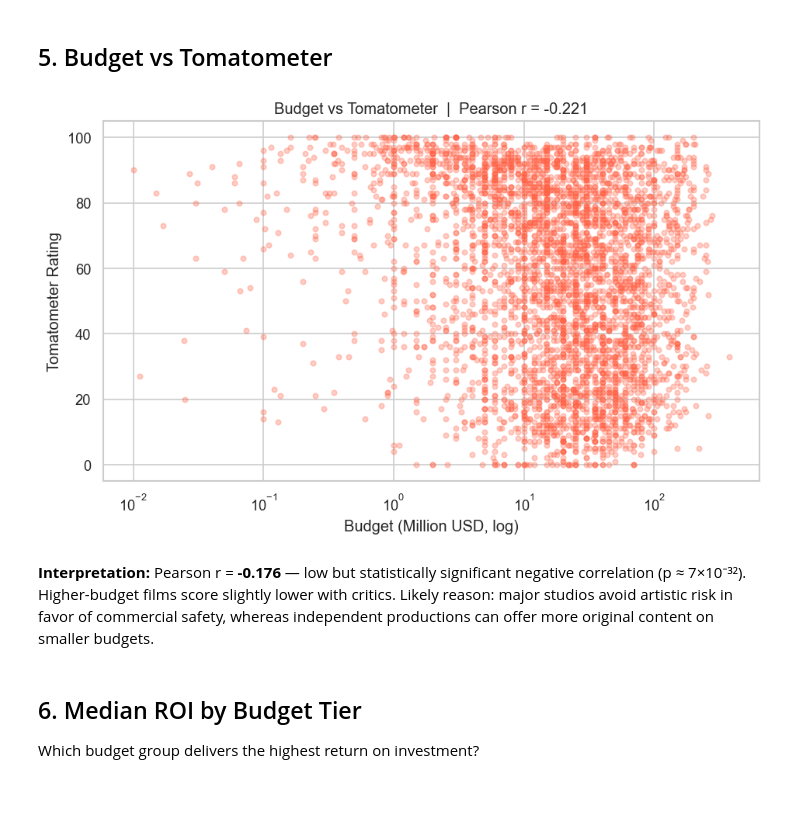
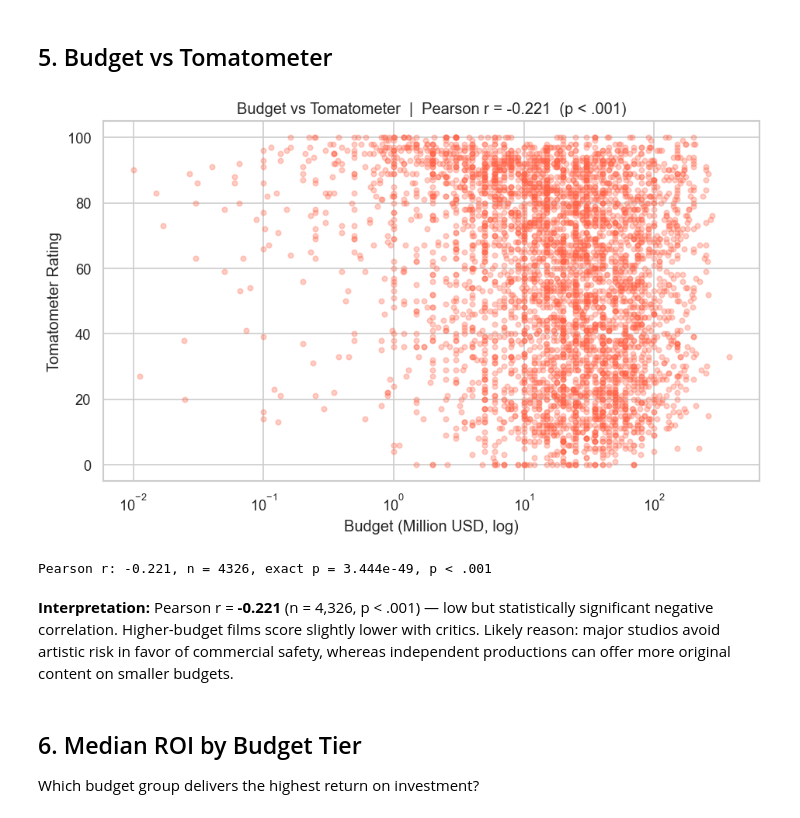
Before and after one commit to hadikrkc/Data-Avengers-DA-60, a Jupyter notebook: Source/notebooks/03_eda.ipynb, the cells around one changed output. Saved outputs shown, nothing was run; the diff lists cells and outputs as text; code cells hidden in the pictures.

```diff
--- a/Source/notebooks/03_eda.ipynb
+++ b/Source/notebooks/03_eda.ipynb
@@ -95,6 +96,7 @@ Pearson r (log scale): 0.650
 rating_col = 'imdb_rating' if 'imdb_rating' in df.columns else 'vote_average'
 subset2 = df[['budget', rating_col]].dropna()
 r2, p2 = pearsonr(np.log10(subset2['budget']), subset2[rating_col])
+p2_label = 'p < .001' if p2 < .001 else f'p = {p2:.3f}'
 
 fig, ax = plt.subplots(figsize=(8, 5))
 ax.scatter(subset2['budget'] / 1e6, subset2[rating_col],
@@ -102,7 +104,8 @@ ax.scatter(subset2['budget'] / 1e6, subset2[rating_col],
 ax.set_xscale('log')
 ax.set_xlabel('Budget (Million USD, log)')
 ax.set_ylabel('IMDb Rating')
-ax.set_title(f'Budget vs IMDb Rating  |  Pearson r = {r2:.3f}')
+ax.set_title(f'Budget vs IMDb Rating  |  Pearson r = {r2:.3f}  ({p2_label})')
 plt.tight_layout()
 plt.show()
+print(f'Pearson r: {r2:.3f}, n = {len(subset2)}, exact p = {p2:.3e}, {p2_label}')
 # %% [output]
@@ -114,22 +118,25 @@ plt.show()
 # %%
 if 'tomatometer_rating' in df.columns:
     subset3 = df[['budget', 'tomatometer_rating']].dropna()
-    r3, _ = pearsonr(np.log10(subset3['budget']), subset3['tomatometer_rating'])
+    r3, p3 = pearsonr(np.log10(subset3['budget']), subset3['tomatometer_rating'])
+    p3_label = 'p < .001' if p3 < .001 else f'p = {p3:.3f}'
     fig, ax = plt.subplots(figsize=(8, 5))
     ax.scatter(subset3['budget'] / 1e6, subset3['tomatometer_rating'],
                alpha=0.3, s=15, color='tomato')
     ax.set_xscale('log')
     ax.set_xlabel('Budget (Million USD, log)')
     ax.set_ylabel('Tomatometer Rating')
-    ax.set_title(f'Budget vs Tomatometer  |  Pearson r = {r3:.3f}')
+    ax.set_title(f'Budget vs Tomatometer  |  Pearson r = {r3:.3f}  ({p3_label})')
     plt.tight_layout()
     plt.show()
+    print(f'Pearson r: {r3:.3f}, n = {len(subset3)}, exact p = {p3:.3e}, {p3_label}')
 else:
     print('tomatometer_rating column not found — RT join may have failed')
 # %% [output]
-[figure, old version]
+[figure, new version]
+Pearson r: -0.221, n = 4326, exact p = 3.444e-49, p < .001
 # %% [markdown]
-**Interpretation:** Pearson r = **-0.176** — low but statistically significant negative correlation (p ≈ 7×10⁻³²). Higher-budget films score slightly lower with critics. Likely reason: major studios avoid artistic risk in favor of commercial safety, whereas independent productions can offer more original content on smaller budgets.
+**Interpretation:** Pearson r = **-0.221** (n = 4,326, p < .001) — low but statistically significant negative correlation. Higher-budget films score slightly lower with critics. Likely reason: major studios avoid artistic risk in favor of commercial safety, whereas independent productions can offer more original content on smaller budgets.
 # %% [markdown]
 ## 6. Median ROI by Budget Tier
 
```
Also changed, not shown: parts of 4 cells of this notebook, 7 other files.
